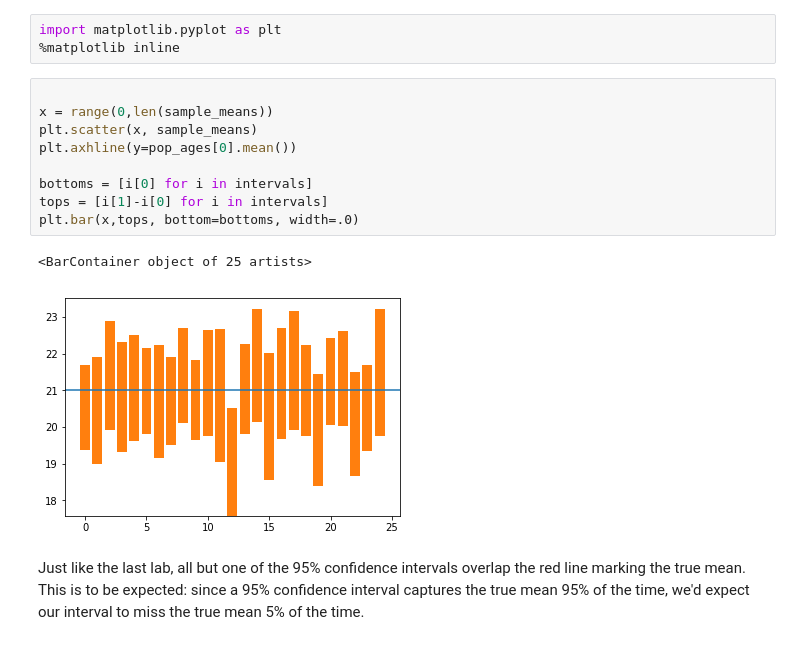
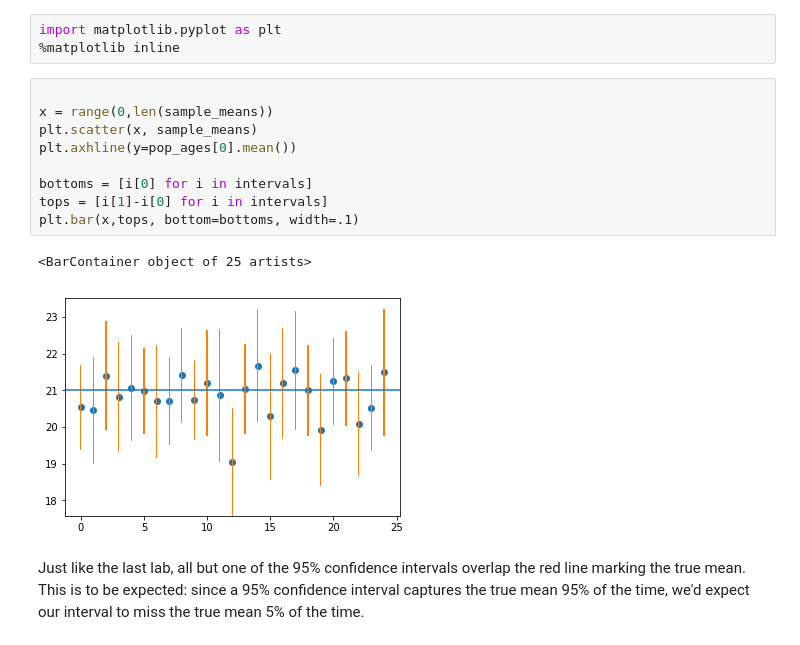
Before and after one commit to ortsed/dsc-intervals-with-t-distribution-lab-dc-ds-career-042219, a Jupyter notebook: index.ipynb, the cells around one changed output. Saved outputs shown, nothing was run; the diff lists cells and outputs as text.

```diff
--- a/index.ipynb
+++ b/index.ipynb
@@ -200,15 +200,15 @@ import matplotlib.pyplot as plt
 # %%
 
 x = range(0,len(sample_means))
 plt.scatter(x, sample_means)
 plt.axhline(y=pop_ages[0].mean())
 
 bottoms = [i[0] for i in intervals]
 tops = [i[1]-i[0] for i in intervals]
-plt.bar(x,tops, bottom=bottoms, width=.0)
+plt.bar(x,tops, bottom=bottoms, width=.1)
 # %% [output]
 <BarContainer object of 25 artists>
-[figure, old version]
+[figure, new version]
 # %% [markdown]
 Just like the last lab, all but one of the 95% confidence intervals overlap the red line marking the true mean. This is to be expected: since a 95% confidence interval captures the true mean 95% of the time, we'd expect our interval to miss the true mean 5% of the time.
 # %% [markdown]
```
